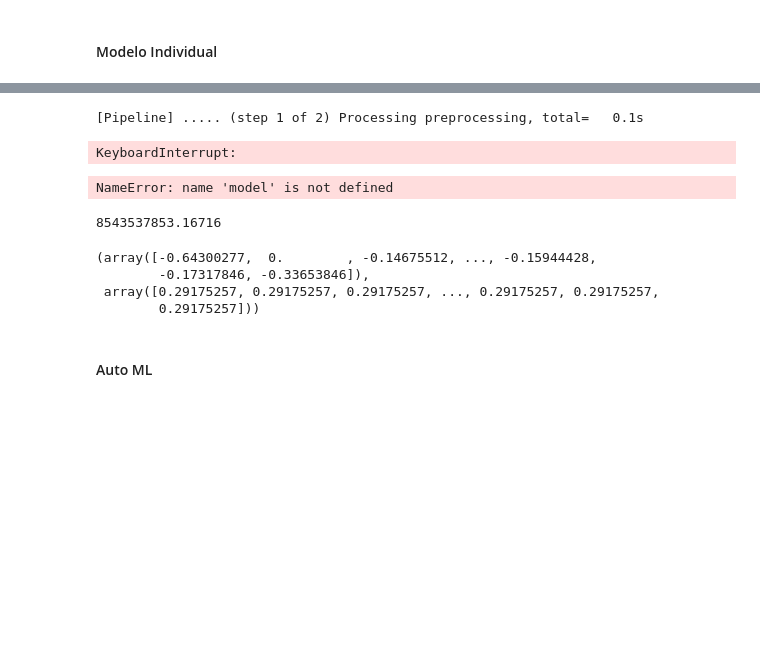
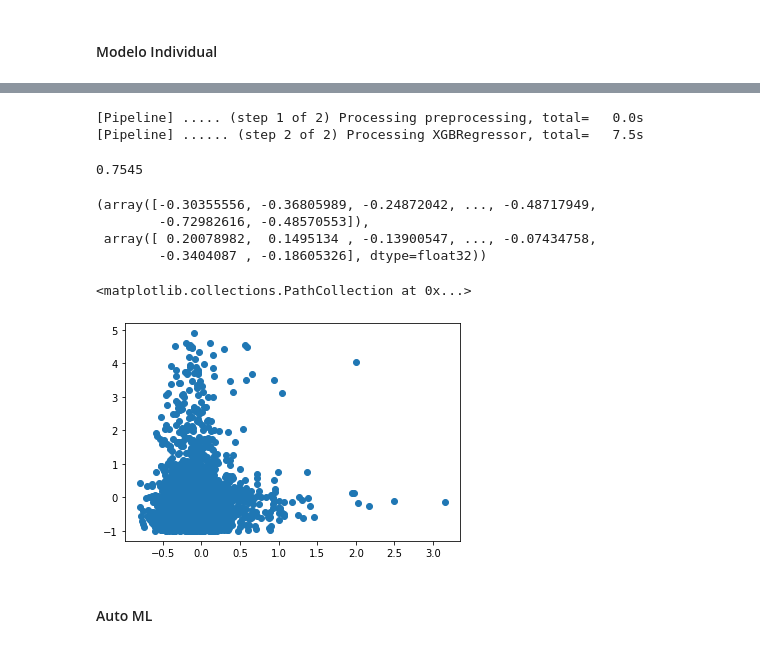
Before and after one commit to dmdp943/Web3-Project, a Jupyter notebook: notebooks/ModeloInicial-Leo.ipynb, the cells around one changed output, grey strips where cells are left out. Drawn from its saved outputs; the diff is of its cells as text; code cells hidden in the pictures; blank space fills up the shorter version.

Commit message:
Notebook com modelo atualizado

```diff
--- a/notebooks/ModeloInicial-Leo.ipynb
+++ b/notebooks/ModeloInicial-Leo.ipynb
@@ -206,13 +164,16 @@ Pipeline(steps=[('preprocessing',
+# %%
+df_aaaa = df_completo_y[(df_completo_y['16days_price']<5) & (df_completo_y['16days_price'] > -0.999) ].fillna(0).drop(['description', 'id', 'symbol', 'name'], axis=1)
 # %%
 final_preprocessor = ColumnTransformer([
-    ('num_encoder', MinMaxScaler(),
+    ('num_encoder', StandardScaler(),
      make_column_selector(dtype_include=["float64", 'int64'])),
 
     ('cat_encoder', OneHotEncoder(handle_unknown='ignore', sparse=False),
      make_column_selector(dtype_include="object"))])
 
+
 pipe = Pipeline([('preprocessing', final_preprocessor),
-                 ('linear_regression', RandomForestRegressor(max_depth=10))], verbose=True)
+                 ('XGBRegressor', XGBRegressor(verbose=True, eta=0.2, max_leaves=2))], verbose=True)
 
 pipe
 # %% [output]
@@ -233,25 +199,31 @@ y = df_completo_y['4days_price']
 # %%
+X = df_aaaa[df_aaaa.columns[0:-9]]
+y = df_aaaa['16days_price']
+
+
 X_train, X_test, y_train, y_test = train_test_split(X, y, test_size=0.3)
+model = pipe.fit(X_train, y_train)
+# %% [output]
+[Pipeline] ..... (step 1 of 2) Processing preprocessing, total=   0.0s
+[Pipeline] ...... (step 2 of 2) Processing XGBRegressor, total=   7.5s
-# %%
-model = pipe.fit(X_train, y_train)
-# %% [output]
-[Pipeline] ..... (step 1 of 2) Processing preprocessing, total=   0.1s
-KeyboardInterrupt:
 # %%
 y_pred = model.predict(X_test)
+print(round(mean_squared_error(y_test, y_pred )** 0.5,5))
 # %% [output]
-NameError: name 'model' is not defined
+0.7545
-# %%
-round(mean_squared_error(y_test, y_pred )** 0.5,5)
-# %% [output]
-8543537853.16716
 # %%
 y_test.to_numpy(),y_pred
 # %% [output]
-(array([-0.64300277,  0.        , -0.14675512, ..., -0.15944428,
-        -0.17317846, -0.33653846]),
- array([0.29175257, 0.29175257, 0.29175257, ..., 0.29175257, 0.29175257,
-        0.29175257]))
+(array([-0.30355556, -0.36805989, -0.24872042, ..., -0.48717949,
+        -0.72982616, -0.48570553]),
+ array([ 0.20078982,  0.1495134 , -0.13900547, ..., -0.07434758,
+        -0.3404087 , -0.18605326], dtype=float32))
+# %%
+import matplotlib.pyplot as plt
+plt.scatter(x=y_pred, y=y_test)
+# %% [output]
+<matplotlib.collections.PathCollection at 0x...>
+[figure, added]
 # %% [markdown]
 #### Auto ML
 # %%
```
Also changed, not shown: parts of 8 cells of this notebook.
